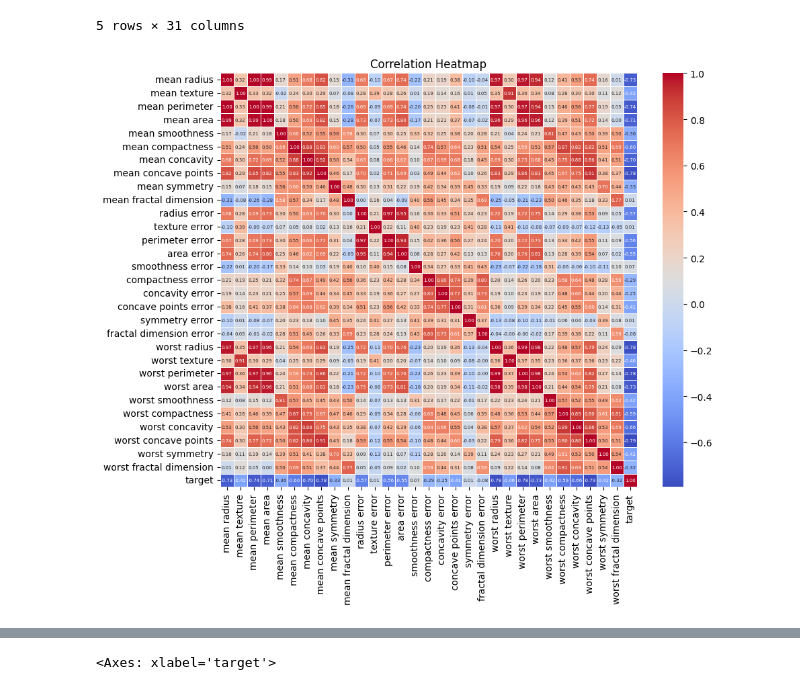
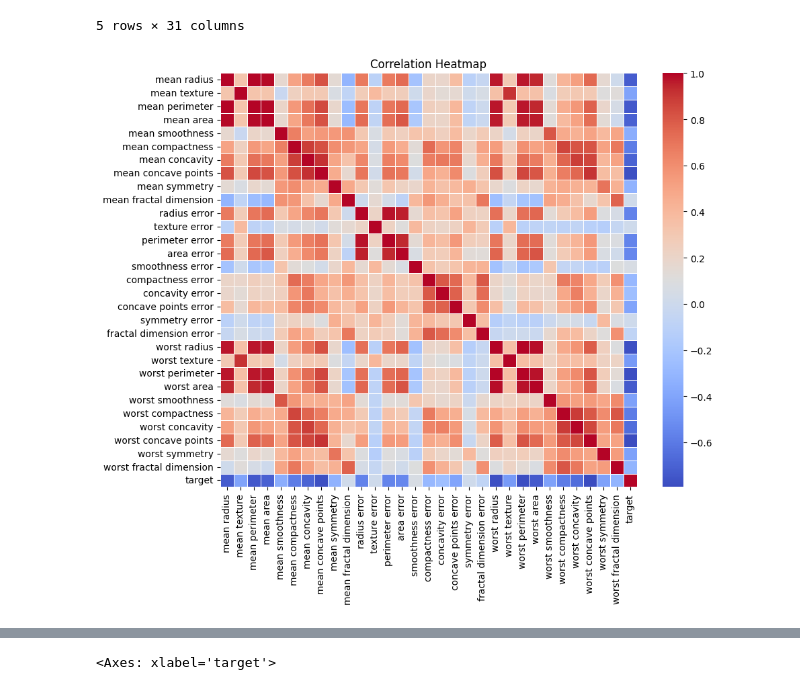
Before and after one commit to Adnan525/breast_cancer, a Jupyter notebook: breast_cancer.ipynb, the cells around one changed output, grey strips where cells are left out. Cells and saved outputs as stored; diff of their text form; code cells hidden in the pictures.

```diff
--- a/breast_cancer.ipynb
+++ b/breast_cancer.ipynb
@@ -25,10 +26,10 @@ df.head()
 correlation_matrix = df.corr()
 # %%
 # heatmap
-plt.figure(figsize=(10, 8))  # Adjust the figure size if needed
-sns.heatmap(correlation_matrix, annot=True, cmap='coolwarm', fmt=".2f", linewidths=0.5, annot_kws={"size": 5})
+plt.figure(figsize=(10, 8))
+sns.heatmap(correlation_matrix, annot=False, cmap='coolwarm', fmt=".2f", linewidths=0.5)
 plt.title("Correlation Heatmap")
 plt.show()
 # %% [output]
-[figure, old version]
+[figure, new version]
 # %%
```
Also changed, not shown: parts of 12 cells of this notebook.
